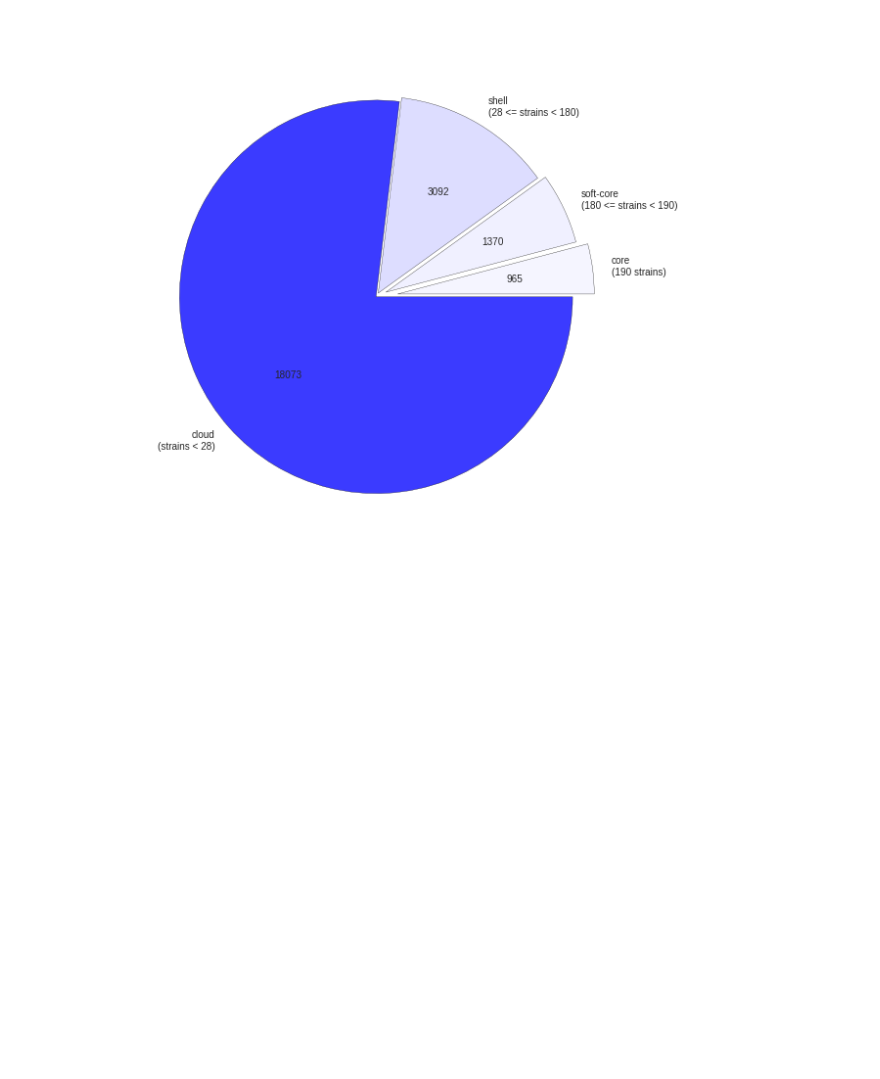
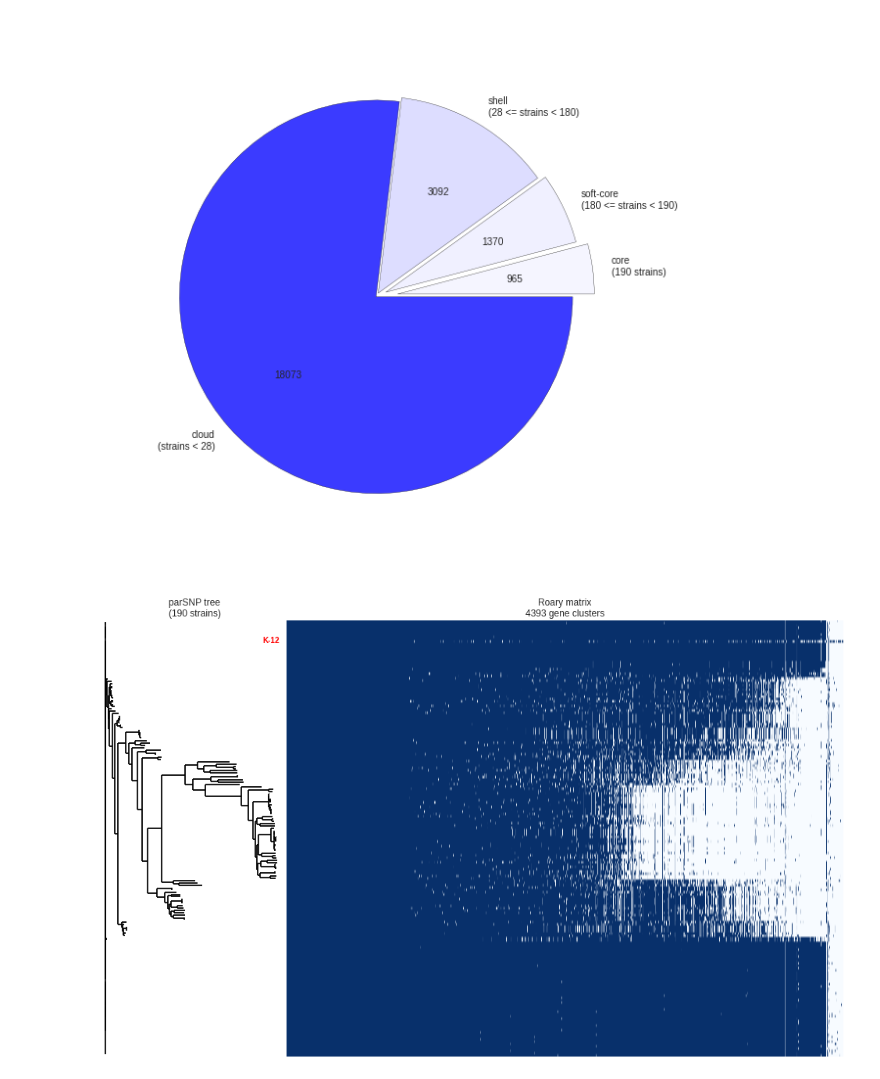
Before and after one commit to mgalardini/pangenome_variation, a Jupyter notebook: notebooks/pangenome.ipynb, the cells around one changed output. Cells and saved outputs as stored; diff of their text form; code cells hidden in the pictures; blank space fills up the shorter version.

```diff
--- a/notebooks/pangenome.ipynb
+++ b/notebooks/pangenome.ipynb
@@ -425,3 +430,55 @@ a=plt.pie([core, softcore, shell, cloud],
       autopct=my_autopct)
 # %% [output]
 [figure]
+# %%
+k12 = set(roary[roary == 1]['genome'].dropna().index)
+# Add the genes from the evol.experiment
+# To compensate for the "annotation bias"
+for strain in evol:
+    for s in [x for x in roary.columns if x.startswith(strain)]:
+        for g in set(roary[roary == 1][s].dropna().index):
+            k12.add(g)
+others = roary.loc[[x for x in roary.index if x not in k12]]
+# %%
+idx = roary.T[list(k12)].T.sum(axis=1).order(ascending=False).index
+roary_sorted = roary.T[list(k12)].T.ix[idx]
+# %%
+for c, i in zip(t2.get_terminals(), range(len(list(t2.get_terminals())))):
+    if c.name == 'genome.fasta.ref':
+        eref2 = i
+roary_sorted = roary_sorted[[x.name.replace('.fasta', '').replace('.ref', '')
+                               for x in t2.get_terminals()]]
+# %%
+with sns.axes_style('whitegrid'):
+    fig = plt.figure(figsize=(17, 10))
+
+    ax1=plt.subplot2grid((1,40), (0, 10), colspan=30)
+    a=ax1.imshow(roary_sorted.T, cmap=plt.cm.Blues,
+               vmin=0, vmax=1,
+               aspect='auto',
+               #interpolation='none',
+                )
+    ax1.set_yticks([])
+    ax1.set_xticks([])
+    ax1.axis('off')
+
+    ax = fig.add_subplot(1,2,1)
+    ax=plt.subplot2grid((1,40), (0, 0), colspan=10, axisbg='white')
+
+    fig.subplots_adjust(wspace=0, hspace=0)
+
+    ax1.set_title('Roary matrix\n%d gene clusters'%roary_sorted.shape[0])
+
+    Phylo.draw(t2, axes=ax,
+               show_confidence=False,
+               label_func=lambda x: None,
+               xticks=([],), yticks=([],),
+               ylabel=('',), xlabel=('',),
+               xlim=(-0.01,mdist+0.01),
+               axis=('off',),
+               title=('parSNP tree\n(%d strains)'%roary.shape[1],),
+                text=((mdist2-0.04, eref2+1, 'K-12'),
+                      {'color':'r', 'fontsize':10, 'weight':'bold'}),
+              )
+# %% [output]
+[figure, added]
```
Also changed, not shown: parts of 4 cells of this notebook, 1 other file.
